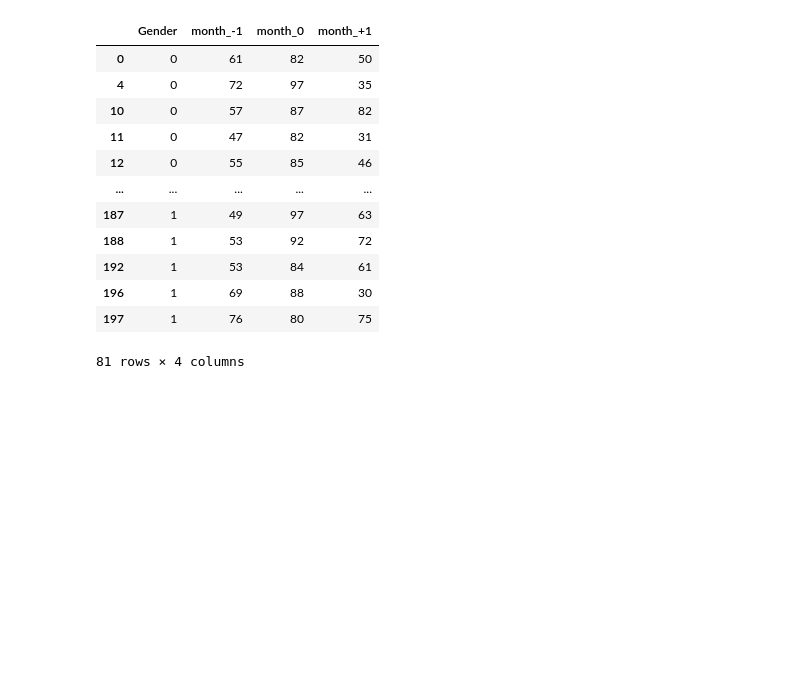
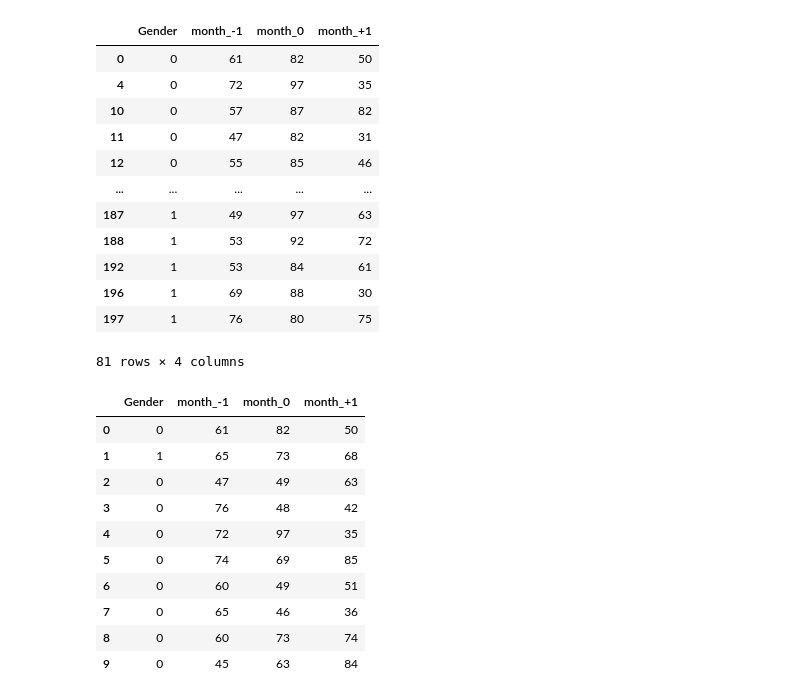
Before and after one commit to rallabg/DS_Rcode, a Jupyter notebook: Python_practice.ipynb, the cells around one changed output. Drawn from its saved outputs; the diff is of its cells as text; code cells hidden in the pictures; blank space fills up the shorter version.

```diff
--- a/Python_practice.ipynb
+++ b/Python_practice.ipynb
@@ -246,3 +236,17 @@ df[df['month_0']>75]
 | 196 | 1 | 69 | 88 | 30 |
 | 197 | 1 | 76 | 80 | 75 |
 81 rows × 4 columns
+# %%
+df.iloc[0:10]
+# %% [output]
+|  | Gender | month_-1 | month_0 | month_+1 |
+| 0 | 0 | 61 | 82 | 50 |
+| 1 | 1 | 65 | 73 | 68 |
+| 2 | 0 | 47 | 49 | 63 |
+| 3 | 0 | 76 | 48 | 42 |
+| 4 | 0 | 72 | 97 | 35 |
+| 5 | 0 | 74 | 69 | 85 |
+| 6 | 0 | 60 | 49 | 51 |
+| 7 | 0 | 65 | 46 | 36 |
+| 8 | 0 | 60 | 73 | 74 |
+| 9 | 0 | 45 | 63 | 84 |
```
Also changed, not shown: parts of 2 cells of this notebook.
